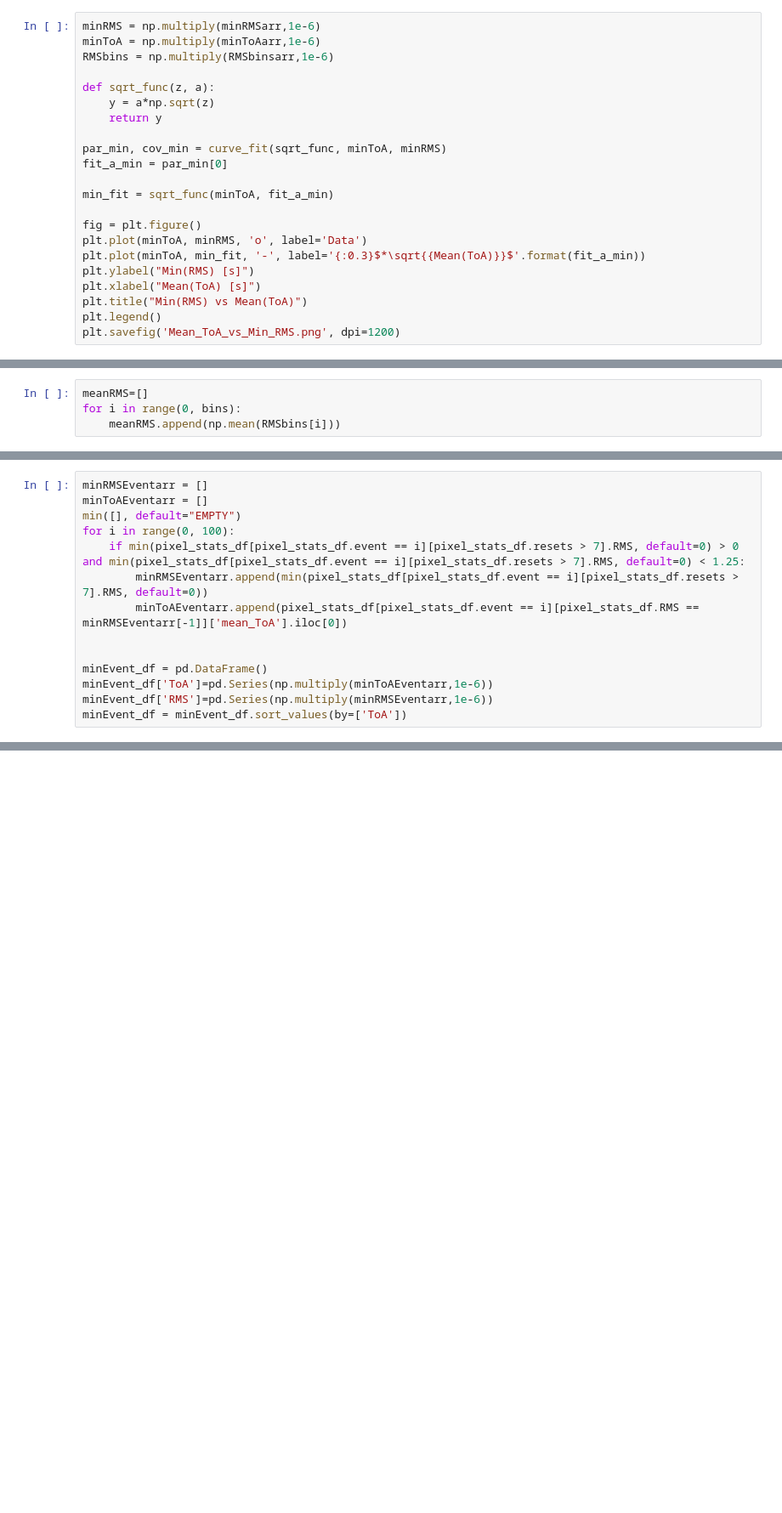
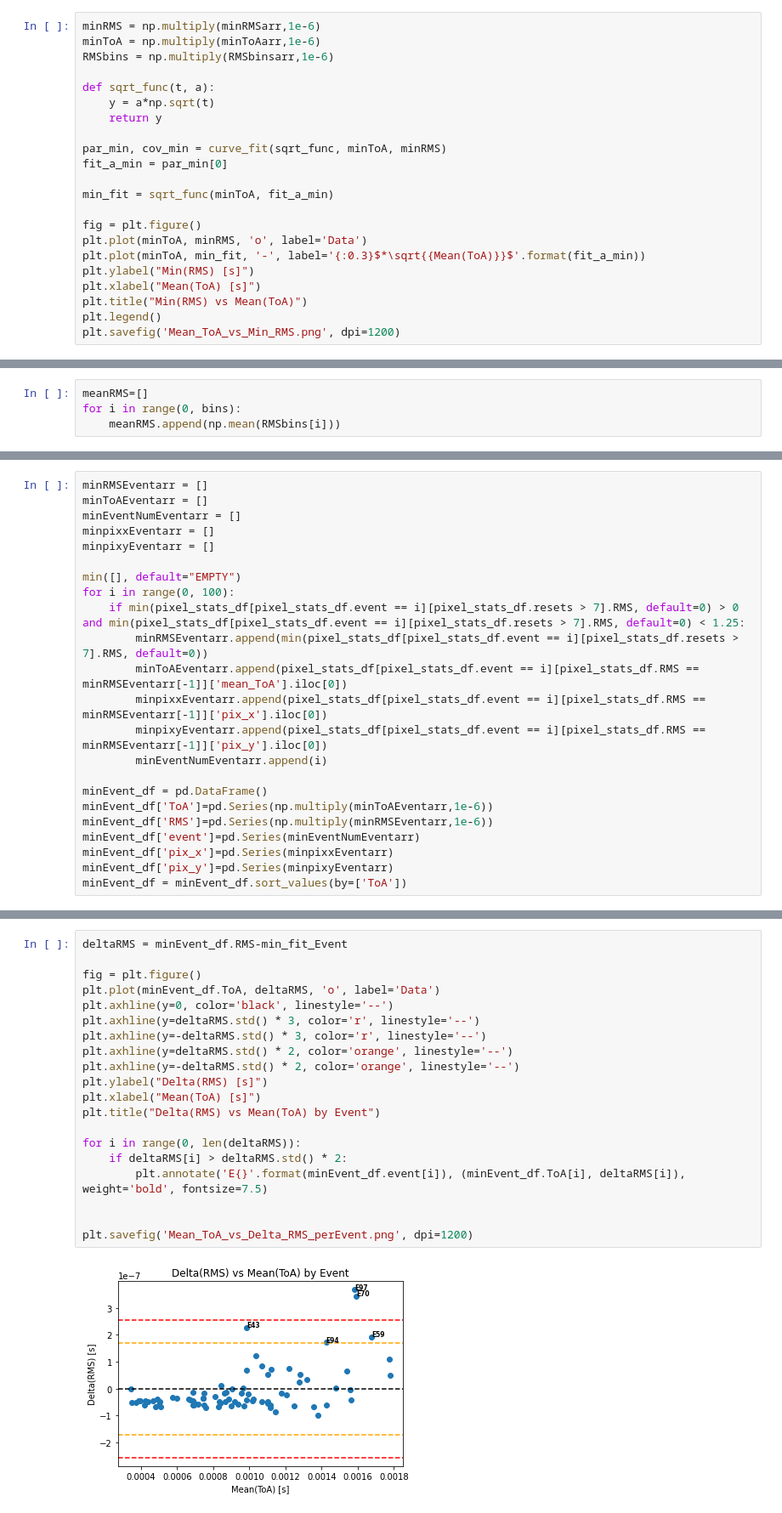
Before and after one commit to Eikenbcr/DUNE, a Jupyter notebook: Warmup/PyMacros/Warmup_Pandas.ipynb, the cells around one changed output, grey strips where cells are left out. Shown at 85% size. Drawn from its saved outputs; the diff is of its cells as text; blank space fills up the shorter version.

Commit message:
Event Study

```diff
--- a/Warmup/PyMacros/Warmup_Pandas.ipynb
+++ b/Warmup/PyMacros/Warmup_Pandas.ipynb
@@ -225,8 +229,8 @@ minRMS = np.multiply(minRMSarr,1e-6)
 minToA = np.multiply(minToAarr,1e-6)
 RMSbins = np.multiply(RMSbinsarr,1e-6)
 
-def sqrt_func(z, a):
-    y = a*np.sqrt(z)
+def sqrt_func(t, a):
+    y = a*np.sqrt(t)
     return y
 
 par_min, cov_min = curve_fit(sqrt_func, minToA, minRMS)
@@ -290,16 +294,25 @@ plt.savefig('Mean_ToA_vs_Mean_RMS.png', dpi=1200)
 # %%
 minRMSEventarr = []
 minToAEventarr = []
+minEventNumEventarr = []
+minpixxEventarr = []
+minpixyEventarr = []
+
 min([], default="EMPTY")
 for i in range(0, 100):
     if min(pixel_stats_df[pixel_stats_df.event == i][pixel_stats_df.resets > 7].RMS, default=0) > 0 and min(pixel_stats_df[pixel_stats_df.event == i][pixel_stats_df.resets > 7].RMS, default=0) < 1.25:
         minRMSEventarr.append(min(pixel_stats_df[pixel_stats_df.event == i][pixel_stats_df.resets > 7].RMS, default=0))
         minToAEventarr.append(pixel_stats_df[pixel_stats_df.event == i][pixel_stats_df.RMS == minRMSEventarr[-1]]['mean_ToA'].iloc[0])
-
+        minpixxEventarr.append(pixel_stats_df[pixel_stats_df.event == i][pixel_stats_df.RMS == minRMSEventarr[-1]]['pix_x'].iloc[0])
+        minpixyEventarr.append(pixel_stats_df[pixel_stats_df.event == i][pixel_stats_df.RMS == minRMSEventarr[-1]]['pix_y'].iloc[0])
+        minEventNumEventarr.append(i)
 
 minEvent_df = pd.DataFrame()
 minEvent_df['ToA']=pd.Series(np.multiply(minToAEventarr,1e-6))
 minEvent_df['RMS']=pd.Series(np.multiply(minRMSEventarr,1e-6))
+minEvent_df['event']=pd.Series(minEventNumEventarr)
+minEvent_df['pix_x']=pd.Series(minpixxEventarr)
+minEvent_df['pix_y']=pd.Series(minpixyEventarr)
 minEvent_df = minEvent_df.sort_values(by=['ToA'])
 # %%
 par_min_Event, cov_min_Event = curve_fit(sqrt_func, minEvent_df.ToA, minEvent_df.RMS, p0=2e-5)
@@ -317,3 +330,25 @@ plt.legend()
 plt.savefig('Mean_ToA_vs_Min_RMS_perEvent.png', dpi=1200)
 # %% [output]
 [figure]
+# %%
+deltaRMS = minEvent_df.RMS-min_fit_Event
+
+fig = plt.figure()
+plt.plot(minEvent_df.ToA, deltaRMS, 'o', label='Data')
+plt.axhline(y=0, color='black', linestyle='--')
+plt.axhline(y=deltaRMS.std() * 3, color='r', linestyle='--')
+plt.axhline(y=-deltaRMS.std() * 3, color='r', linestyle='--')
+plt.axhline(y=deltaRMS.std() * 2, color='orange', linestyle='--')
+plt.axhline(y=-deltaRMS.std() * 2, color='orange', linestyle='--')
+plt.ylabel("Delta(RMS) [s]")
+plt.xlabel("Mean(ToA) [s]")
+plt.title("Delta(RMS) vs Mean(ToA) by Event")
+
+for i in range(0, len(deltaRMS)):
+    if deltaRMS[i] > deltaRMS.std() * 2:
+        plt.annotate('E{}'.format(minEvent_df.event[i]), (minEvent_df.ToA[i], deltaRMS[i]), weight='bold', fontsize=7.5)
+
+
+plt.savefig('Mean_ToA_vs_Delta_RMS_perEvent.png', dpi=1200)
+# %% [output]
+[figure, added]
```
Also changed, not shown: parts of 11 cells of this notebook, 8 other files.
